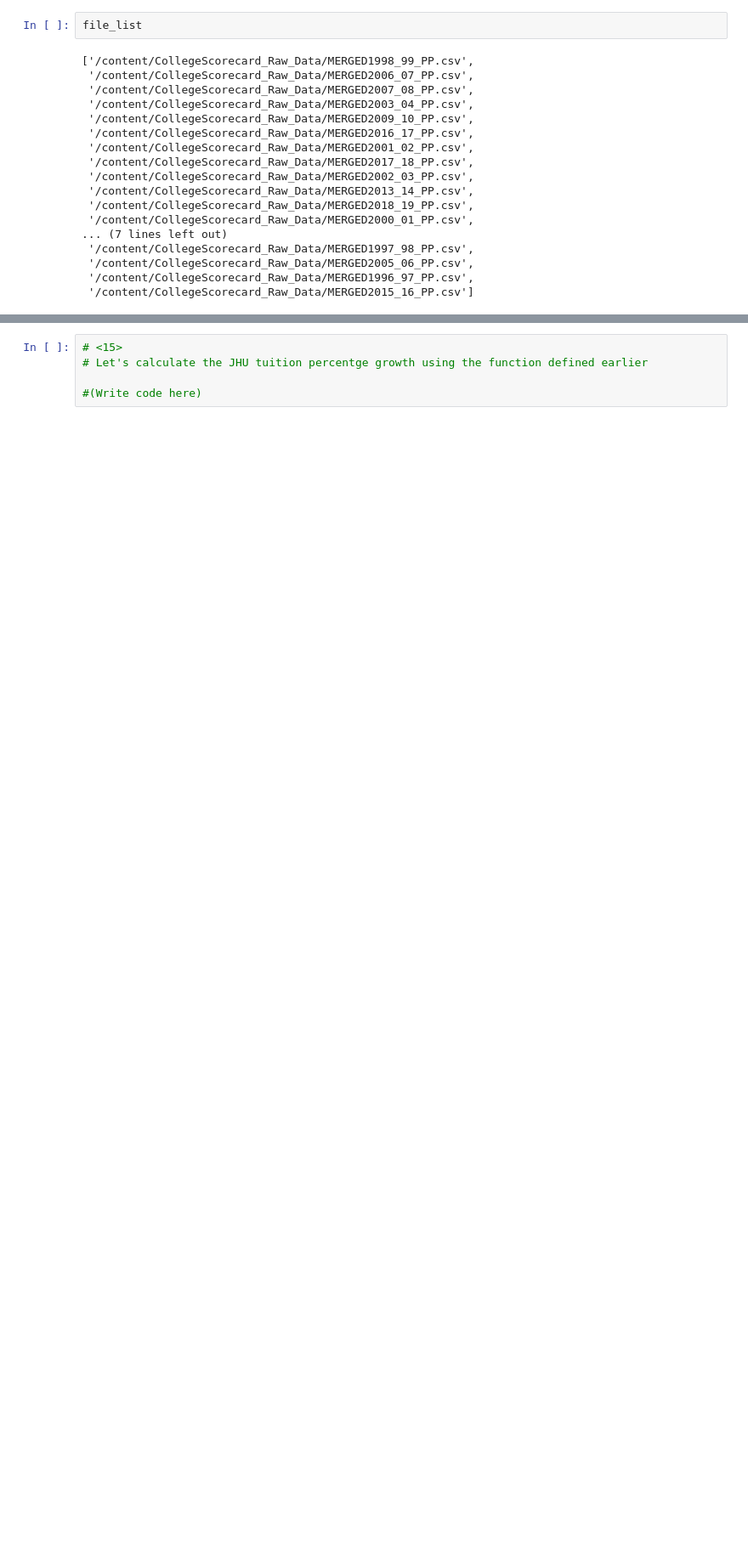
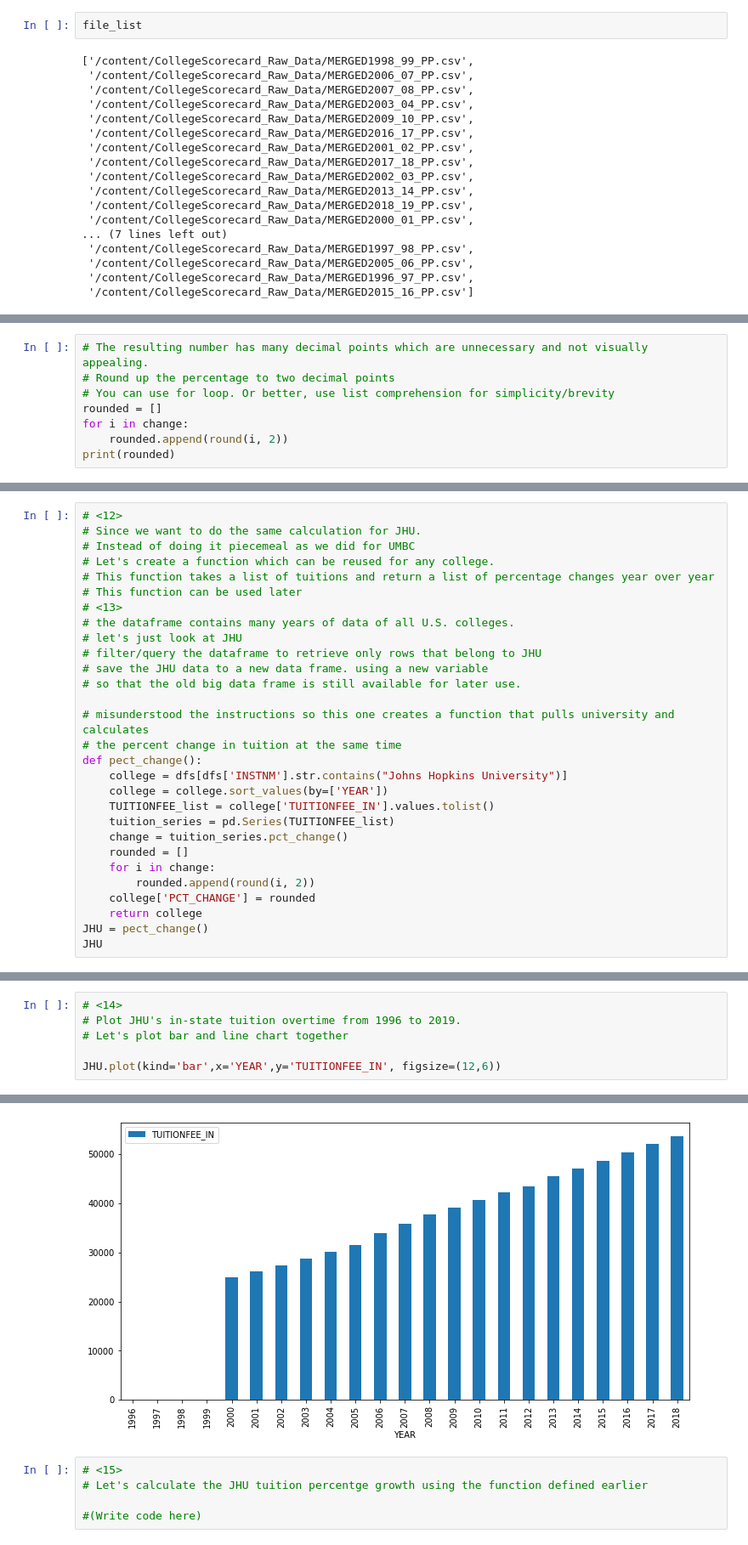
Before and after one commit to steinruck/DATA-690-WANG, a Jupyter notebook: Assignment_07/Assignment_07.ipynb, the cells around one changed output, grey strips where cells are left out. Shown at 85% size. Drawn from its saved outputs; the diff is of its cells as text; blank space fills up the shorter version.

```diff
--- a/Assignment_07/Assignment_07.ipynb
+++ b/Assignment_07/Assignment_07.ipynb
@@ -281,0 +416,8 @@ ValueError: ignored
+# %%
+# The resulting number has many decimal points which are unnecessary and not visually appealing.
+# Round up the percentage to two decimal points
+# You can use for loop. Or better, use list comprehension for simplicity/brevity
+rounded = []
+for i in change:
+    rounded.append(round(i, 2))
+print(rounded)
@@ -281,0 +453,29 @@ ValueError: ignored
+# %%
+# <12>
+# Since we want to do the same calculation for JHU.
+# Instead of doing it piecemeal as we did for UMBC
+# Let's create a function which can be reused for any college.
+# This function takes a list of tuitions and return a list of percentage changes year over year
+# This function can be used later
+# <13>
+# the dataframe contains many years of data of all U.S. colleges.
+# let's just look at JHU
+# filter/query the dataframe to retrieve only rows that belong to JHU
+# save the JHU data to a new data frame. using a new variable
+# so that the old big data frame is still available for later use.
+
+# misunderstood the instructions so this one creates a function that pulls university and calculates
+# the percent change in tuition at the same time
+def pect_change():
+    college = dfs[dfs['INSTNM'].str.contains("Johns Hopkins University")]
+    college = college.sort_values(by=['YEAR'])
+    TUITIONFEE_list = college['TUITIONFEE_IN'].values.tolist()
+    tuition_series = pd.Series(TUITIONFEE_list)
+    change = tuition_series.pct_change()
+    rounded = []
+    for i in change:
+        rounded.append(round(i, 2))
+    college['PCT_CHANGE'] = rounded
+    return college
+JHU = pect_change()
+JHU
@@ -281,0 +500,7 @@ ValueError: ignored
+# %%
+# <14>
+# Plot JHU's in-state tuition overtime from 1996 to 2019.
+# Let's plot bar and line chart together
+
+JHU.plot(kind='bar',x='YEAR',y='TUITIONFEE_IN', figsize=(12,6))
+# %% [output]
@@ -282,3 +508,4 @@ ValueError: ignored
+[figure, added]
 # %%
 # <15>
 # Let's calculate the JHU tuition percentge growth using the function defined earlier
```
Also changed, not shown: parts of 61 cells of this notebook.
